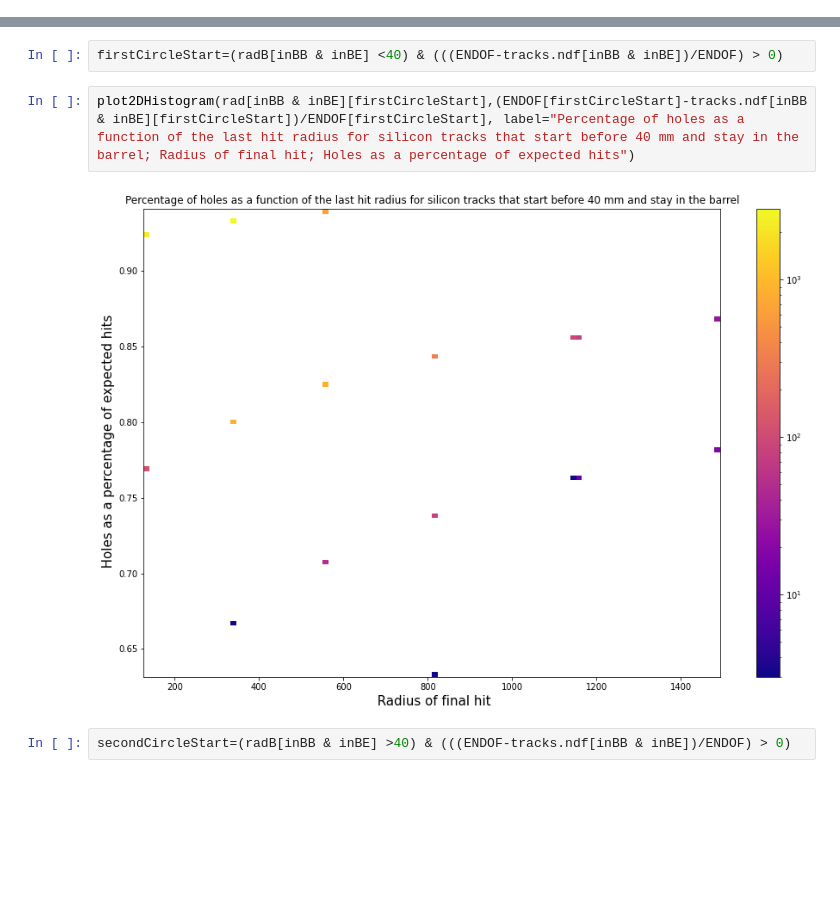
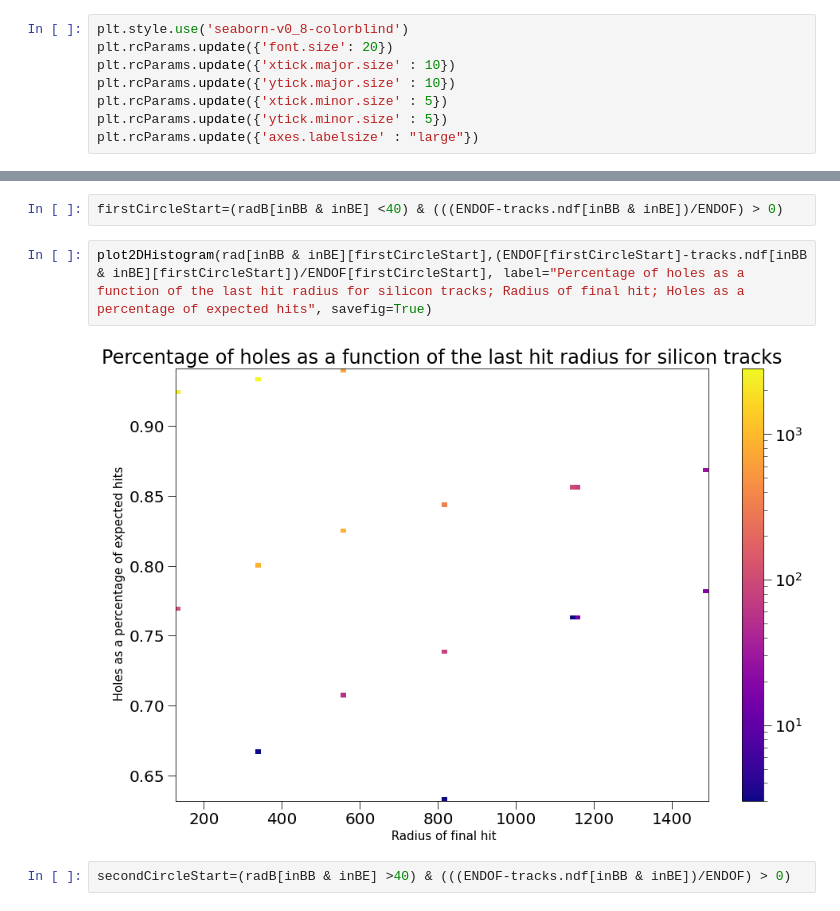
Before and after one commit to Isaac-Hirsch/mucol_plotting_scripts, a Jupyter notebook: macros/study_tracks.ipynb, the cells around one changed output, grey strips where cells are left out. Drawn from its saved outputs; the diff is of its cells as text; blank space fills up the shorter version.

```diff
--- a/macros/study_tracks.ipynb
+++ b/macros/study_tracks.ipynb
@@ -16,6 +16,14 @@ import numpy as np
 import matplotlib.pyplot as plt
 import math
 plt.style.use('seaborn-v0_8-colorblind')
+# %%
+plt.style.use('seaborn-v0_8-colorblind')
+plt.rcParams.update({'font.size': 20})
+plt.rcParams.update({'xtick.major.size' : 10})
+plt.rcParams.update({'ytick.major.size' : 10})
+plt.rcParams.update({'xtick.minor.size' : 5})
+plt.rcParams.update({'ytick.minor.size' : 5})
+plt.rcParams.update({'axes.labelsize' : "large"})
 # %% [markdown]
 ## Inspect the file contents
 
@@ -1277,9 +1285,9 @@ Holes as a percentage of hits+holes
 # %%
 firstCircleStart=(radB[inBB & inBE] <40) & (((ENDOF-tracks.ndf[inBB & inBE])/ENDOF) > 0)
 # %%
-plot2DHistogram(rad[inBB & inBE][firstCircleStart],(ENDOF[firstCircleStart]-tracks.ndf[inBB & inBE][firstCircleStart])/ENDOF[firstCircleStart], label="Percentage of holes as a function of the last hit radius for silicon tracks that start before 40 mm and stay in the barrel; Radius of final hit; Holes as a percentage of expected hits")
+plot2DHistogram(rad[inBB & inBE][firstCircleStart],(ENDOF[firstCircleStart]-tracks.ndf[inBB & inBE][firstCircleStart])/ENDOF[firstCircleStart], label="Percentage of holes as a function of the last hit radius for silicon tracks; Radius of final hit; Holes as a percentage of expected hits", savefig=True)
 # %% [output]
-[figure, old version]
+[figure, new version]
 # %%
 secondCircleStart=(radB[inBB & inBE] >40) & (((ENDOF-tracks.ndf[inBB & inBE])/ENDOF) > 0)
 # %%
```
Also changed, not shown: parts of 8 cells of this notebook.
